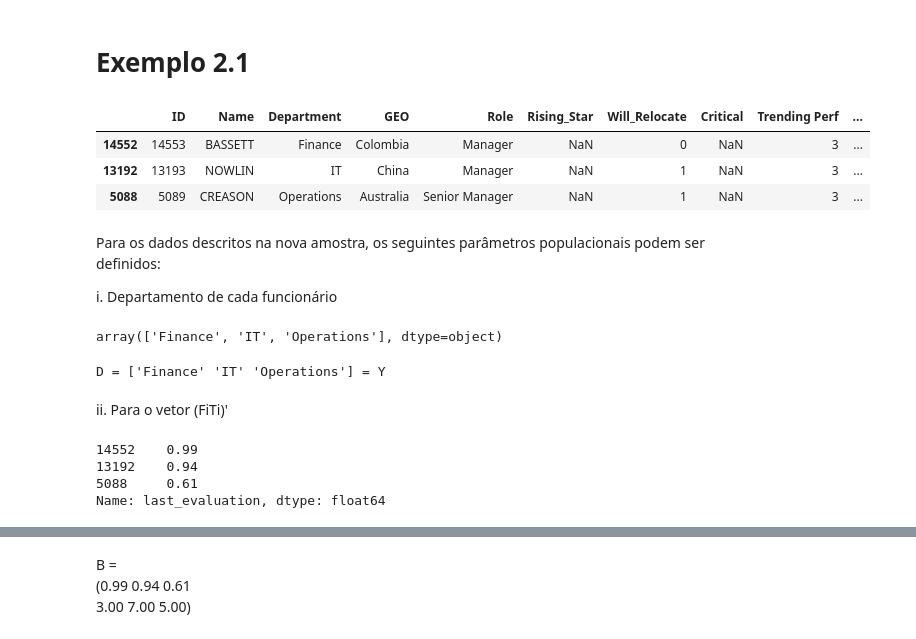
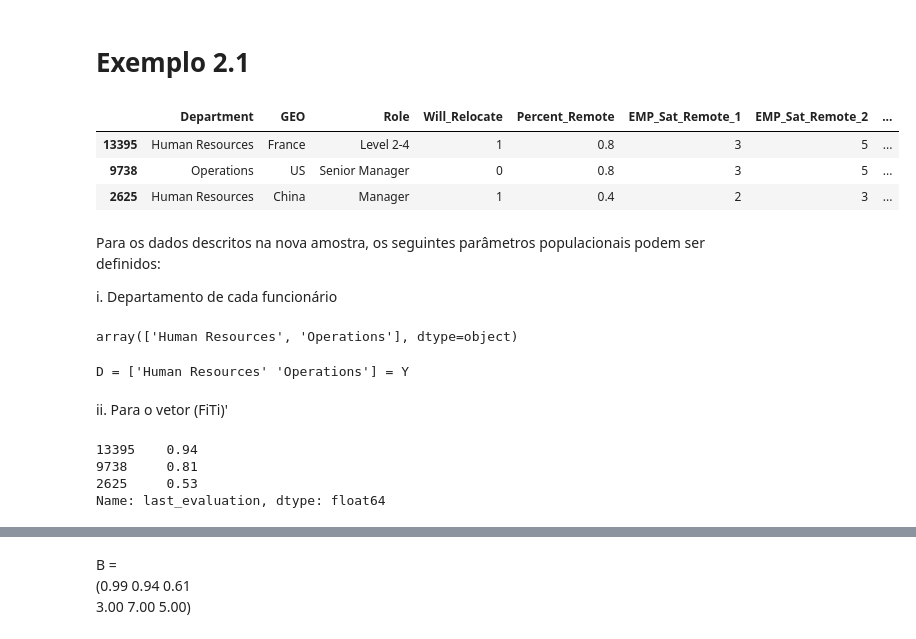
Before and after one commit to JulioHenri/Tecnicas-de-amostragem, a Jupyter notebook: tec_amostragem.ipynb, the cells around one changed output, grey strips where cells are left out. Saved outputs shown, nothing was run; the diff lists cells and outputs as text; code cells hidden in the pictures.

```diff
--- a/tec_amostragem.ipynb
+++ b/tec_amostragem.ipynb
@@ -19,0 +25,4 @@ dados.head() #lendo os 5 primeiros registros do dataset
+# %%
+dados = dados.drop(['ID','Name','Rising_Star','Critical','Trending Perf','Talent_Level','Validated_Talent_Level','EMP_Sat_OnPrem_1','CSR Factor','sales','Women_Leave',
+           'Men_Leave','EMP_Sat_OnPrem_2','EMP_Sat_OnPrem_3','EMP_Sat_OnPrem_4','EMP_Sat_OnPrem_5', 'EMP_Sat_Remote_3',	'EMP_Sat_Remote_4', 'EMP_Engagement_1',
+           'EMP_Engagement_2','EMP_Engagement_3','EMP_Engagement_4','EMP_Engagement_5'], axis = 1)
@@ -124,7 +151,7 @@ No primeiro parâmetro do código acima eu seleciono em qual número o array dev
 
 **Obs2**: len(dados) retorna a quantidade total de registros do DataFrame **dados**.
 # %%
-amostra = dados.loc[indices]
+amostra2 = dados.loc[indices]
 # %% [markdown]
 No código acima eu localizei, dentro dos meus dados, somente os indíces que correspondem ao meu array 'indices', explicado anteriormente.
 
@@ -164,13 +197,13 @@ Como podemos observar, a nossa amostra gerada varia a quantidade de registros de
 # Exemplo 2.1
 # %%
 #criando nova amostra com somente 3 registros.
-nova_amostra = amostra.sample(n=3)
+nova_amostra = amostra2.sample(n=3)
 nova_amostra
 # %% [output]
-|  | ID | Name | Department | GEO | Role | Rising_Star | Will_Relocate | Critical | Trending Perf | ... |
-| 14552 | 14553 | BASSETT | Finance | Colombia | Manager | NaN | 0 | NaN | 3 | ... |
-| 13192 | 13193 | NOWLIN | IT | China | Manager | NaN | 1 | NaN | 3 | ... |
-| 5088 | 5089 | CREASON | Operations | Australia | Senior Manager | NaN | 1 | NaN | 3 | ... |
+|  | Department | GEO | Role | Will_Relocate | Percent_Remote | EMP_Sat_Remote_1 | EMP_Sat_Remote_2 | ... |
+| 13395 | Human Resources | France | Level 2-4 | 1 | 0.8 | 3 | 5 | ... |
+| 9738 | Operations | US | Senior Manager | 0 | 0.8 | 3 | 5 | ... |
+| 2625 | Human Resources | China | Manager | 1 | 0.4 | 2 | 3 | ... |
 # %% [markdown]
 Para os dados descritos na nova amostra, os seguintes parâmetros populacionais podem ser definidos:
 
@@ -179,20 +212,20 @@ i. Departamento de cada funcionário
 #Todos os departamentos dos registros obtidos na amostra
 nova_amostra['Department'].unique()
 # %% [output]
-array(['Finance', 'IT', 'Operations'], dtype=object)
+array(['Human Resources', 'Operations'], dtype=object)
 # %%
 print('D = {} = Y'.format(nova_amostra['Department'].unique()))
 # %% [output]
-D = ['Finance' 'IT' 'Operations'] = Y
+D = ['Human Resources' 'Operations'] = Y
 # %% [markdown]
 ii. Para o vetor (FiTi)'
 # %%
 # Obtendo os valores da última pontuação da avaliação desse funcionário
 nova_amostra.last_evaluation
 # %% [output]
-14552    0.99
-13192    0.94
-5088     0.61
+13395    0.94
+9738     0.81
+2625     0.53
 Name: last_evaluation, dtype: float64
 # %%
 # Obtendo os valores dos números de projetos que o funcionário trabalhou
```
Also changed, not shown: parts of 38 cells of this notebook.
